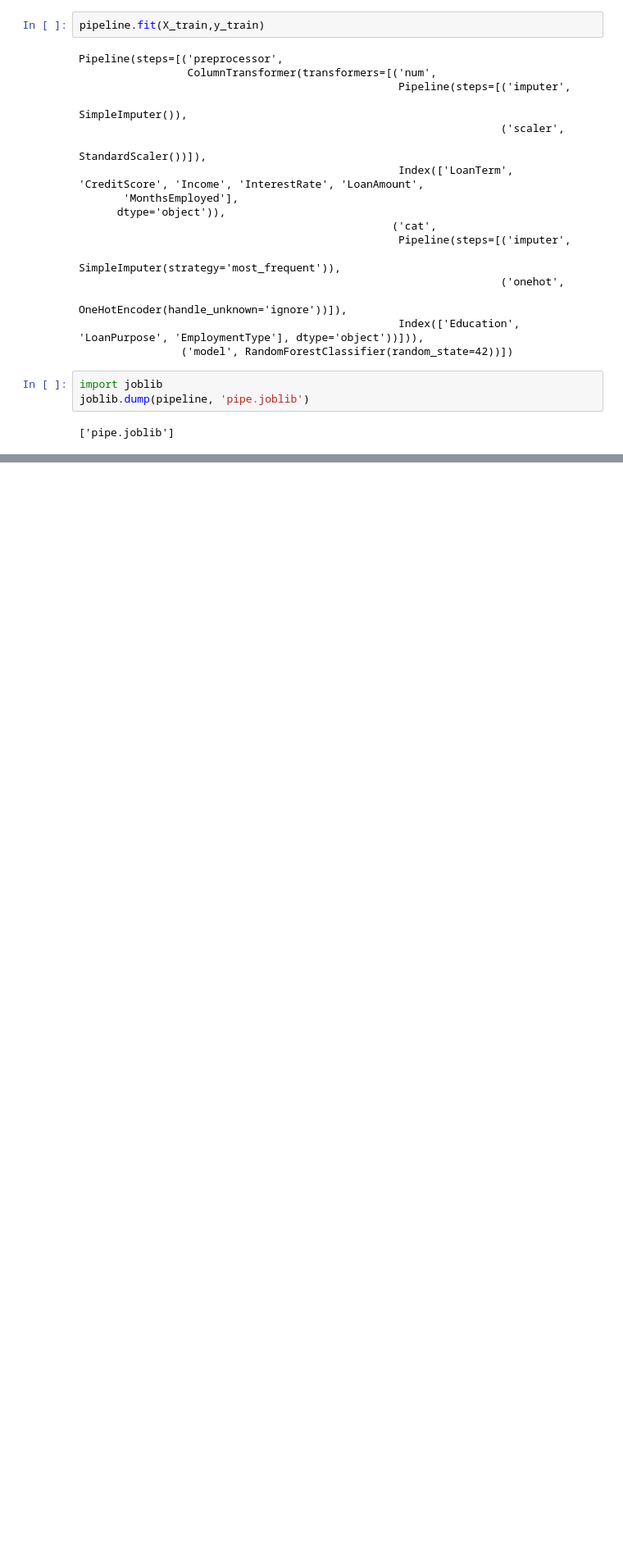
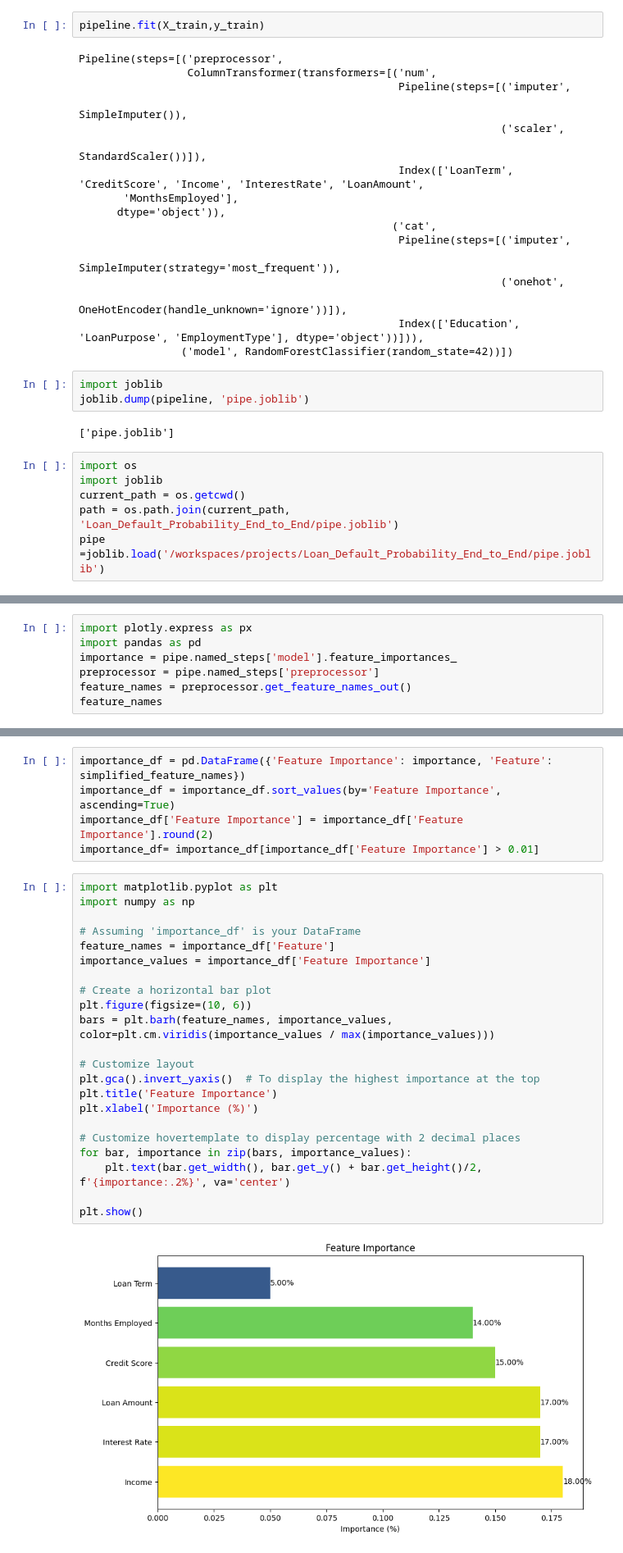
Before and after one commit to bainskarman/projects, a Jupyter notebook: Loan_Default_Probability_End_to_End/notebook.ipynb, the cells around one changed output, grey strips where cells are left out. Shown at 82% size. Cells and saved outputs as stored; diff of their text form; blank space fills up the shorter version.

Commit message:
load app fixed with plot

```diff
--- a/Loan_Default_Probability_End_to_End/notebook.ipynb
+++ b/Loan_Default_Probability_End_to_End/notebook.ipynb
@@ -305,3 +305,9 @@ import joblib
 joblib.dump(pipeline, 'pipe.joblib')
 # %% [output]
 ['pipe.joblib']
+# %%
+import os
+import joblib
+current_path = os.getcwd()
+path = os.path.join(current_path, 'Loan_Default_Probability_End_to_End/pipe.joblib')
+pipe =joblib.load('/workspaces/projects/Loan_Default_Probability_End_to_End/pipe.joblib')
@@ -307,0 +333,7 @@ joblib.dump(pipeline, 'pipe.joblib')
+# %%
+import plotly.express as px
+import pandas as pd
+importance = pipe.named_steps['model'].feature_importances_
+preprocessor = pipe.named_steps['preprocessor']
+feature_names = preprocessor.get_feature_names_out()
+feature_names
@@ -307,0 +385,29 @@ joblib.dump(pipeline, 'pipe.joblib')
+# %%
+importance_df = pd.DataFrame({'Feature Importance': importance, 'Feature': simplified_feature_names})
+importance_df = importance_df.sort_values(by='Feature Importance', ascending=True)
+importance_df['Feature Importance'] = importance_df['Feature Importance'].round(2)
+importance_df= importance_df[importance_df['Feature Importance'] > 0.01]
+# %%
+import matplotlib.pyplot as plt
+import numpy as np
+
+# Assuming 'importance_df' is your DataFrame
+feature_names = importance_df['Feature']
+importance_values = importance_df['Feature Importance']
+
+# Create a horizontal bar plot
+plt.figure(figsize=(10, 6))
+bars = plt.barh(feature_names, importance_values, color=plt.cm.viridis(importance_values / max(importance_values)))
+
+# Customize layout
+plt.gca().invert_yaxis()  # To display the highest importance at the top
+plt.title('Feature Importance')
+plt.xlabel('Importance (%)')
+
+# Customize hovertemplate to display percentage with 2 decimal places
+for bar, importance in zip(bars, importance_values):
+    plt.text(bar.get_width(), bar.get_y() + bar.get_height()/2, f'{importance:.2%}', va='center')
+
+plt.show()
+# %% [output]
+[figure, added]
```
Also changed, not shown: parts of 3 cells of this notebook, 2 other files.
